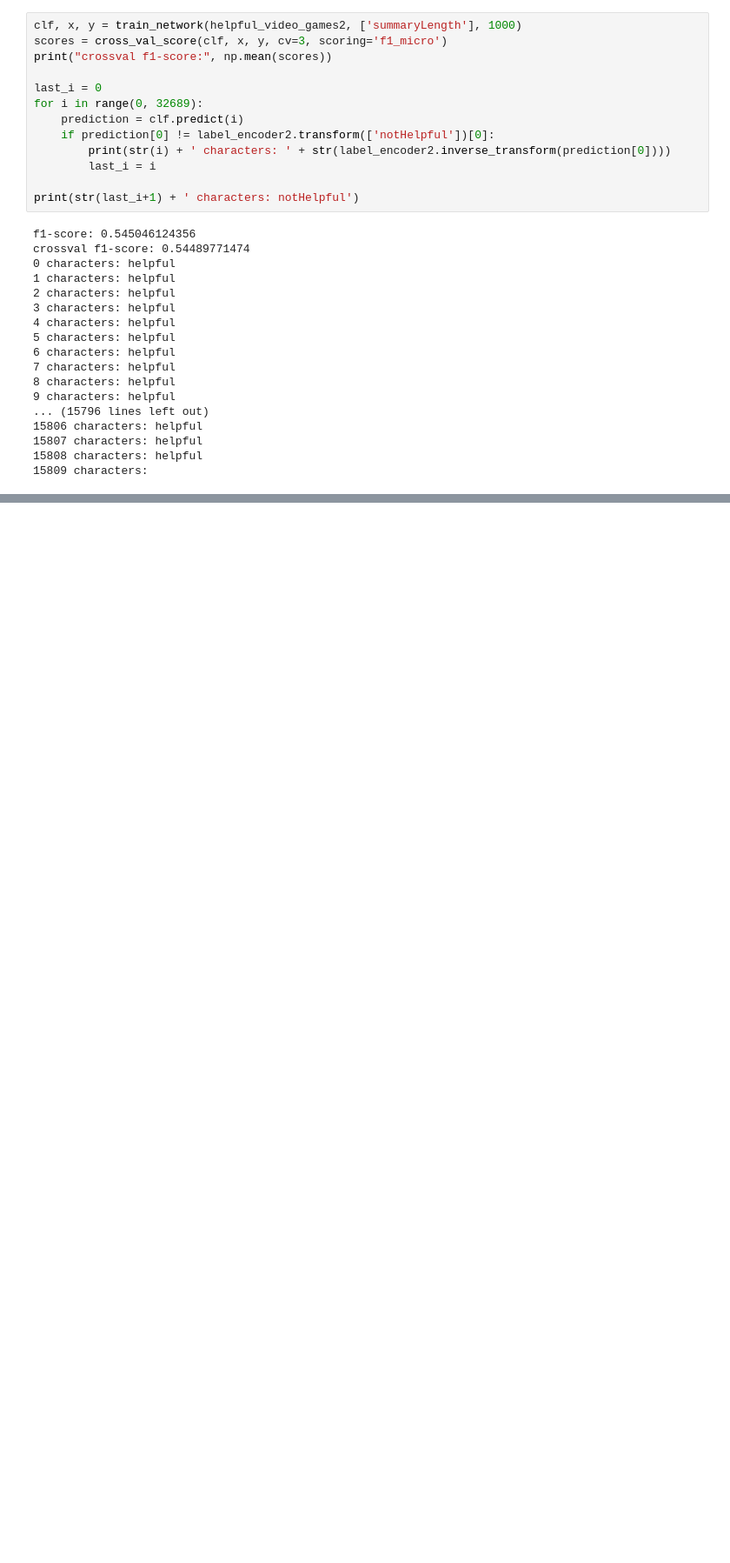
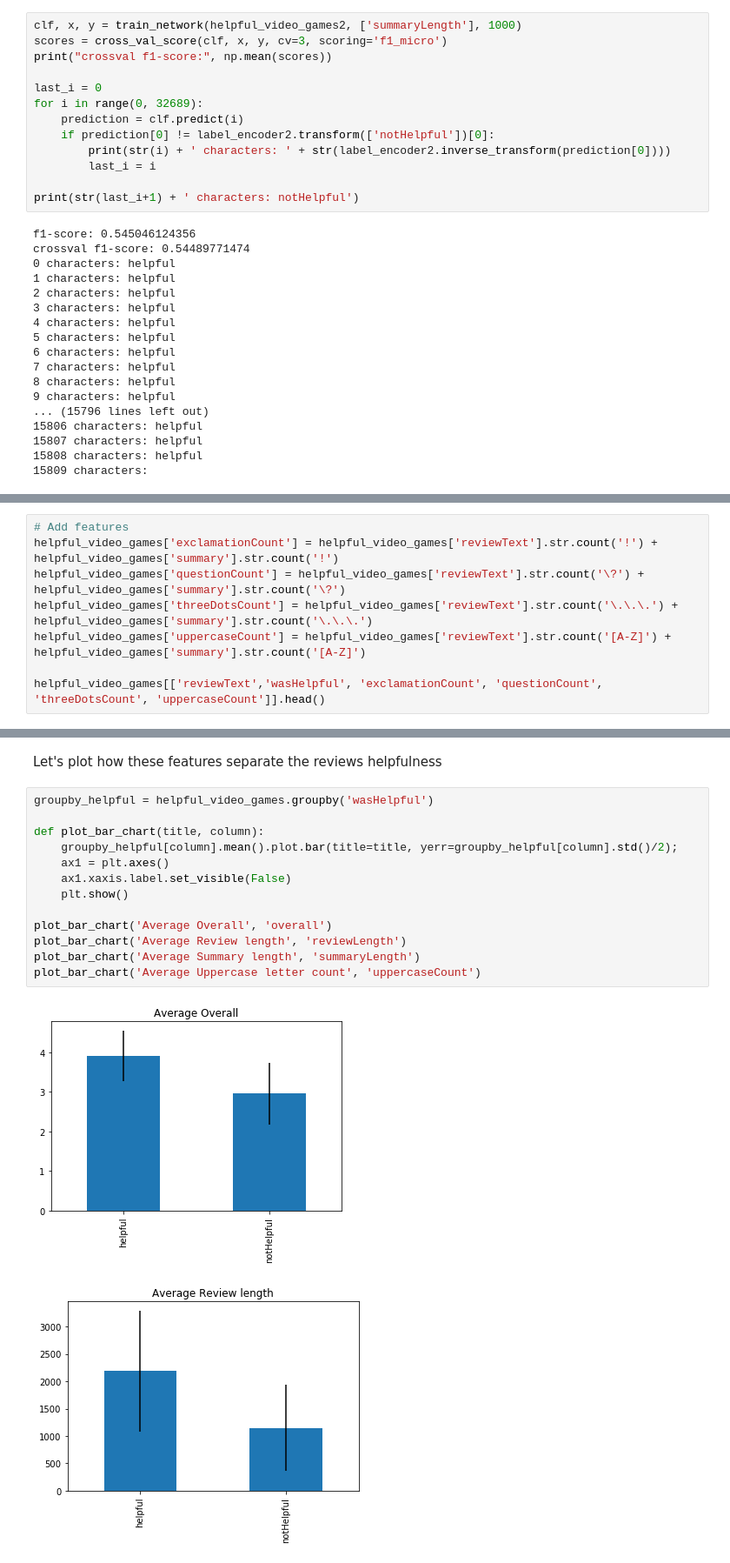
Before and after one commit to adamazon/adamazon-code, a Jupyter notebook: Project.ipynb, the cells around one changed output, grey strips where cells are left out. Shown at 87% size. Drawn from its saved outputs; the diff is of its cells as text; blank space fills up the shorter version.

```diff
--- a/Project.ipynb
+++ b/Project.ipynb
@@ -938,0 +951,8 @@ Using only the summary length, only summary with a length inferior than about 5
+# %%
+# Add features
+helpful_video_games['exclamationCount'] = helpful_video_games['reviewText'].str.count('!') + helpful_video_games['summary'].str.count('!')
+helpful_video_games['questionCount'] = helpful_video_games['reviewText'].str.count('\?') + helpful_video_games['summary'].str.count('\?')
+helpful_video_games['threeDotsCount'] = helpful_video_games['reviewText'].str.count('\.\.\.') + helpful_video_games['summary'].str.count('\.\.\.')
+helpful_video_games['uppercaseCount'] = helpful_video_games['reviewText'].str.count('[A-Z]') + helpful_video_games['summary'].str.count('[A-Z]')
+
+helpful_video_games[['reviewText','wasHelpful', 'exclamationCount', 'questionCount', 'threeDotsCount', 'uppercaseCount']].head()
@@ -938,0 +967,18 @@ Using only the summary length, only summary with a length inferior than about 5
+# %% [markdown]
+Let's plot how these features separate the reviews helpfulness
+# %%
+groupby_helpful = helpful_video_games.groupby('wasHelpful')
+
+def plot_bar_chart(title, column):
+    groupby_helpful[column].mean().plot.bar(title=title, yerr=groupby_helpful[column].std()/2);
+    ax1 = plt.axes()
+    ax1.xaxis.label.set_visible(False)
+    plt.show()
+
+plot_bar_chart('Average Overall', 'overall')
+plot_bar_chart('Average Review length', 'reviewLength')
+plot_bar_chart('Average Summary length', 'summaryLength')
+plot_bar_chart('Average Uppercase letter count', 'uppercaseCount')
+# %% [output]
+[figure, added]
+[figure, added]
```
Also changed, not shown: parts of 8 cells of this notebook.
